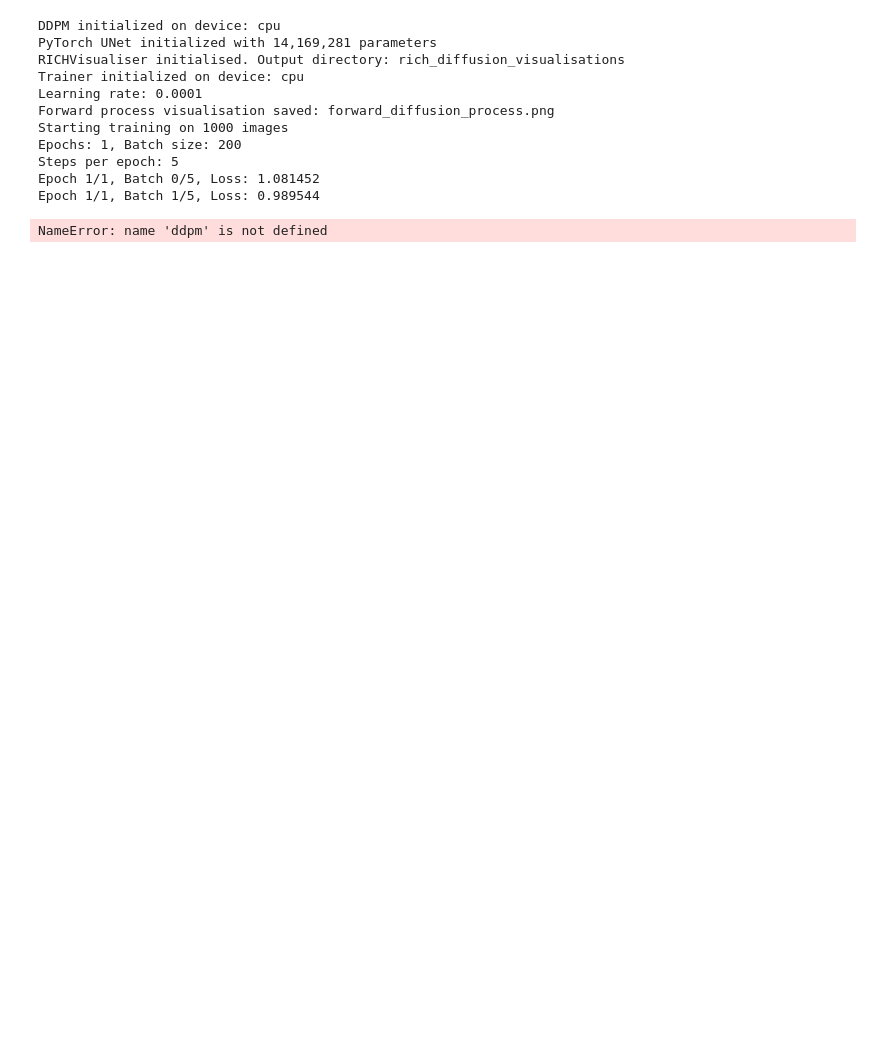
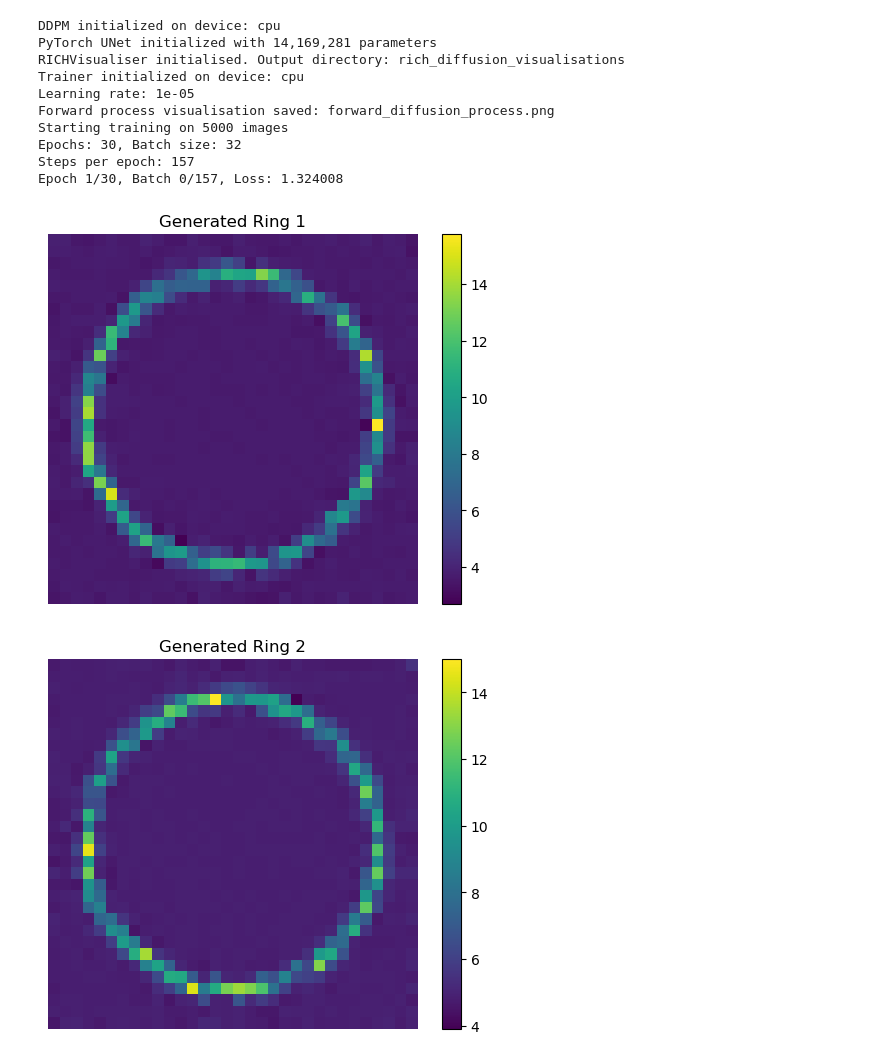
Before and after one commit to EdwardWardell02/Fast_RICH_Simulation_with_Diffusion, a Jupyter notebook: notebooks/02_data_exploration.ipynb, the cells around one changed output. Drawn from its saved outputs; the diff is of its cells as text; code cells hidden in the pictures; blank space fills up the shorter version.

```diff
--- a/notebooks/02_data_exploration.ipynb
+++ b/notebooks/02_data_exploration.ipynb
@@ -117,26 +116,26 @@ from ml.diffusion.trainer_pytorch import RICHTrainer
 
 # Configuration
 IMAGE_SIZE = 32
-TIMESTEPS = 1000
-BATCH_SIZE = 200 #1000
-EPOCHS = 1 #50 #100
-LEARNING_RATE = 1e-4
+TIMESTEPS = 300
+BATCH_SIZE = 32 #1000
+EPOCHS = 30 #50 #100
+LEARNING_RATE = 1e-5
 
 # Initialize components
 device = torch.device('cuda' if torch.cuda.is_available() else 'cpu')
 ddpm = RICHDDPM(image_size=IMAGE_SIZE, timesteps=TIMESTEPS)
 unet = PyTorchUNet(image_size=IMAGE_SIZE, in_channels=1, base_channels=32)
-visualizer = RICHVisualiser()
-trainer = RICHTrainer(ddpm, unet, visualizer, learning_rate=LEARNING_RATE)
+visualiser = RICHVisualiser()
+trainer = RICHTrainer(ddpm, unet, visualiser, learning_rate=LEARNING_RATE)
 
 # Visualize forward process (convert to numpy for visualization)
 sample_image = torch.FloatTensor(normalised_images[0:1])  # Shape: (1, 32, 32, 1)
 sample_image = sample_image.permute(0, 3, 1, 2).to(device)  # Convert to channel-first
-visualizer.plot_forward_process(ddpm, sample_image)
+visualiser.plot_forward_process(ddpm, sample_image)
 
 # Train the model - THIS IS WHERE training_step GETS CALLED!
 trainer.train(normalised_images, epochs=EPOCHS, batch_size=BATCH_SIZE)
-visualizer.plot_reverse_process(ddpm, unet, num_steps=8)
+visualiser.plot_reverse_process(ddpm, unet, num_steps=8)
 # Generate final samples
 #print("\nGenerating final samples...")
 #final_samples, intermediate_samples = ddpm.generate_samples(unet, num_samples=5)
@@ -145,36 +144,36 @@ DDPM initialized on device: cpu
 PyTorch UNet initialized with 14,169,281 parameters
 RICHVisualiser initialised. Output directory: rich_diffusion_visualisations
 Trainer initialized on device: cpu
-Learning rate: 0.0001
+Learning rate: 1e-05
 Forward process visualisation saved: forward_diffusion_process.png
-Starting training on 1000 images
-Epochs: 1, Batch size: 200
-Steps per epoch: 5
-Epoch 1/1, Batch 0/5, Loss: 1.081452
-Epoch 1/1, Batch 1/5, Loss: 0.989544
+Starting training on 5000 images
+Epochs: 30, Batch size: 32
+Steps per epoch: 157
+Epoch 1/30, Batch 0/157, Loss: 1.324008
 # %%
 # === Visualise Generated Rings (Undo Scaling) ===
 
 # Number of samples to generate
 num_gen = 2
 final_samples, intermediate_samples = ddpm.generate_samples(unet, num_samples=num_gen)
 
 # Convert generated samples to numpy and undo scaling
 for i in range(num_gen):
     gen_tensor = final_samples[i:i+1]  # shape: (1, C, H, W)
-    gen_np = visualizer._tensor_to_numpy(gen_tensor)  # (1, H, W, C)
+    gen_np = visualiser._tensor_to_numpy(gen_tensor)  # (1, H, W, C)
 
     # Undo [-1,1] scaling back to [0, max_value]
     gen_rescaled = ((gen_np[0, :, :, 0] + 1) / 2.0) * max_value
 
     # Show image
-    plt.imshow(gen_rescaled, cmap=visualizer.cmap)
+    plt.imshow(gen_rescaled, cmap=visualiser.cmap)
     plt.title(f"Generated Ring {i+1}")
     plt.axis("off")
     plt.colorbar()
     plt.show()
 # %% [output]
-NameError: name 'ddpm' is not defined
+[figure, added]
+[figure, added]
 # %%
 from scipy.stats import norm
 from ml.diffusion.visualiser_pytorch import StochasticProcessVisualiser, DiffusionAnalysisVisualiser
```
Also changed, not shown: parts of 9 cells of this notebook, 16 other files.
